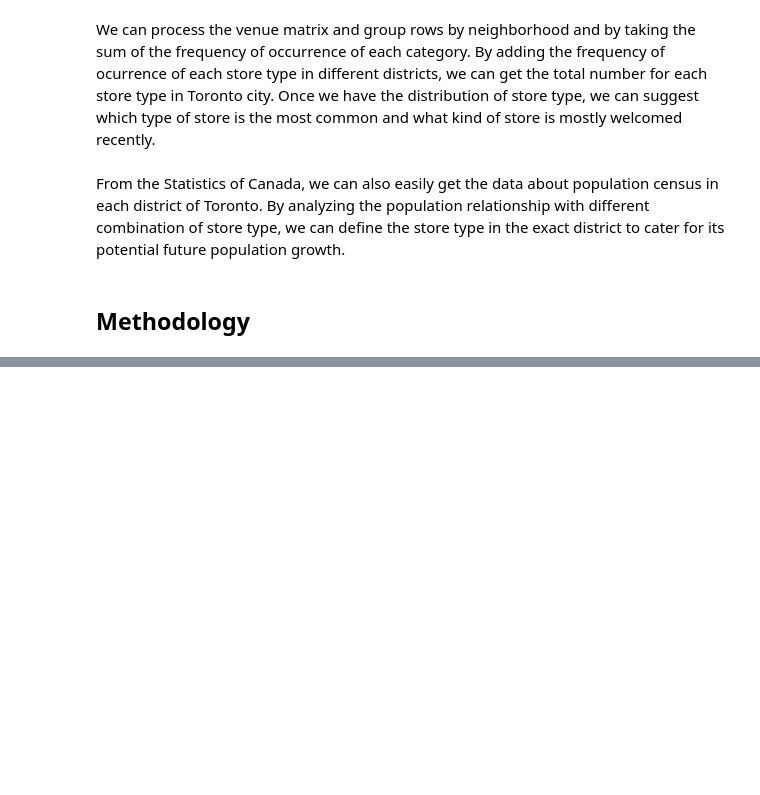
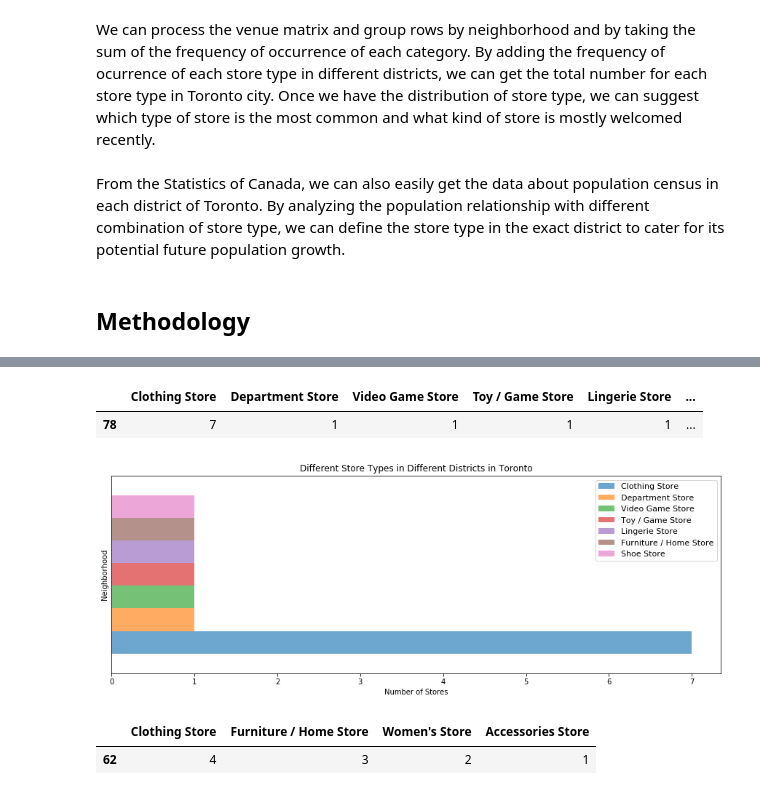
Before and after one commit to seubomb/Capstone_Project, a Jupyter notebook: Explore_Store_Toronto.ipynb, the cells around one changed output, grey strips where cells are left out. Cells and saved outputs as stored; diff of their text form; code cells hidden in the pictures; blank space fills up the shorter version.

```diff
--- a/Explore_Store_Toronto.ipynb
+++ b/Explore_Store_Toronto.ipynb
@@ -31,0 +418,38 @@ By analyzing the population relationship with different combination of store typ
+# %%
+rg_toronto = a_toronto.loc[a_toronto['Neighborhood'] == 'Ryerson,Garden District']
+rg_toronto = rg_toronto.drop(columns = ['Neighborhood'])
+rg_toronto_R = rg_toronto.sort_values(by=78, ascending=False, axis=1)
+rg_toronto_R = rg_toronto_R.loc[:, (rg_toronto_R!= 0).any(axis=0)]
+
+rg_toronto_R
+# %% [output]
+|  | Clothing Store | Department Store | Video Game Store | Toy / Game Store | Lingerie Store | ... |
+| 78 | 7 | 1 | 1 | 1 | 1 | ... |
+# %%
+rg_toronto_R.plot(kind='barh', figsize=(15, 5), width=2, alpha=0.65)
+
+plt.xlabel('Number of Stores') # add to x-label to the plot
+plt.ylabel('Neighborhood') # add y-label to the plot
+plt.title('Different Store Types in Different Districts in Toronto') # add title to the plot
+plt.legend(prop={'size': 11})
+
+frame1 = plt.gca()
+for xlabel_i in frame1.axes.get_yticklabels():
+    xlabel_i.set_fontsize(0.0)
+    xlabel_i.set_visible(False)
+for tick in frame1.axes.get_yticklines():
+    tick.set_visible(False)
+
+plt.show()
+# %% [output]
+[figure, added]
+# %%
+lhlm_toronto = a_toronto.loc[a_toronto['Neighborhood'] == 'Lawrence Heights,Lawrence Manor']
+lhlm_toronto = lhlm_toronto.drop(columns = ['Neighborhood'])
+lhlm_toronto_R = lhlm_toronto.sort_values(by=62, ascending=False, axis=1)
+lhlm_toronto_R = lhlm_toronto_R.loc[:, (lhlm_toronto_R!= 0).any(axis=0)]
+
+lhlm_toronto_R
+# %% [output]
+|  | Clothing Store | Furniture / Home Store | Women's Store | Accessories Store |
+| 62 | 4 | 3 | 2 | 1 |
```
Also changed, not shown: parts of 22 cells of this notebook.
